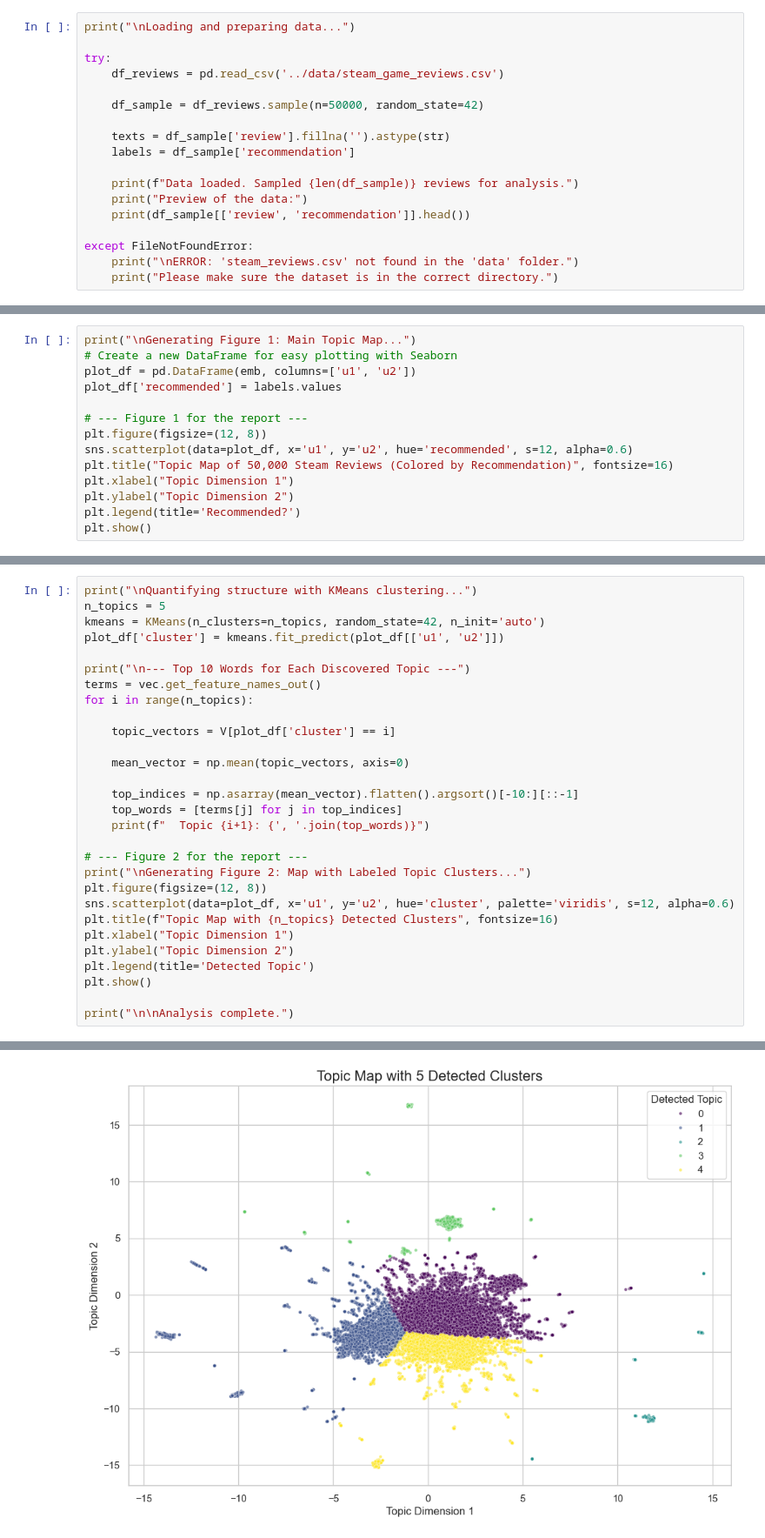
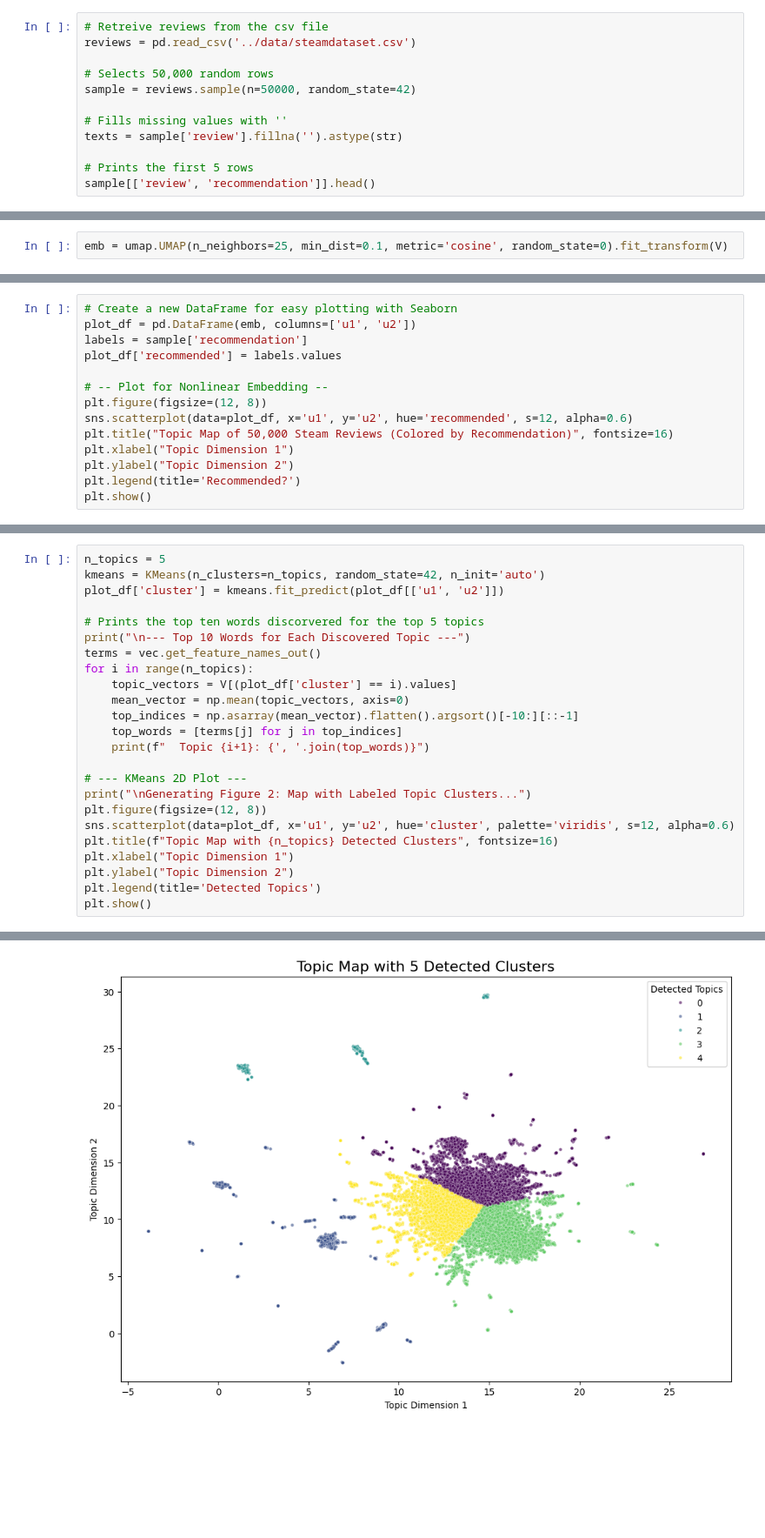
Before and after one commit to sjsu-cs133-f25/gamers-steamreviews-games, a Jupyter notebook: notebooks/03_structure.ipynb, the cells around one changed output, grey strips where cells are left out. Shown at 87% size. Cells and saved outputs as stored; diff of their text form; blank space fills up the shorter version.

```diff
--- a/notebooks/03_structure.ipynb
+++ b/notebooks/03_structure.ipynb
@@ -31,19 +16,13 @@ Libraries imported successfully.
 # %%
-print("\nLoading and preparing data...")
+# Retreive reviews from the csv file
+reviews = pd.read_csv('../data/steamdataset.csv')
 
-try:
-    df_reviews = pd.read_csv('../data/steam_game_reviews.csv')
+# Selects 50,000 random rows
+sample = reviews.sample(n=50000, random_state=42)
 
-    df_sample = df_reviews.sample(n=50000, random_state=42)
+# Fills missing values with ''
+texts = sample['review'].fillna('').astype(str)
 
-    texts = df_sample['review'].fillna('').astype(str)
-    labels = df_sample['recommendation']
-
-    print(f"Data loaded. Sampled {len(df_sample)} reviews for analysis.")
-    print("Preview of the data:")
-    print(df_sample[['review', 'recommendation']].head())
-
-except FileNotFoundError:
-    print("\nERROR: 'steam_reviews.csv' not found in the 'data' folder.")
-    print("Please make sure the dataset is in the correct directory.")
+# Prints the first 5 rows
+sample[['review', 'recommendation']].head()
 # %% [output]
@@ -73,0 +42,2 @@ Text vectorization and UMAP embedding complete.
+# %%
+emb = umap.UMAP(n_neighbors=25, min_dist=0.1, metric='cosine', random_state=0).fit_transform(V)
@@ -74,10 +46,10 @@ Text vectorization and UMAP embedding complete.
 # %%
-print("\nGenerating Figure 1: Main Topic Map...")
 # Create a new DataFrame for easy plotting with Seaborn
 plot_df = pd.DataFrame(emb, columns=['u1', 'u2'])
+labels = sample['recommendation']
 plot_df['recommended'] = labels.values
 
-# --- Figure 1 for the report ---
+# -- Plot for Nonlinear Embedding --
 plt.figure(figsize=(12, 8))
 sns.scatterplot(data=plot_df, x='u1', y='u2', hue='recommended', s=12, alpha=0.6)
 plt.title("Topic Map of 50,000 Steam Reviews (Colored by Recommendation)", fontsize=16)
@@ -91,30 +66,25 @@ Generating Figure 1: Main Topic Map...
 # %%
-print("\nQuantifying structure with KMeans clustering...")
 n_topics = 5
 kmeans = KMeans(n_clusters=n_topics, random_state=42, n_init='auto')
 plot_df['cluster'] = kmeans.fit_predict(plot_df[['u1', 'u2']])
 
+# Prints the top ten words discorvered for the top 5 topics
 print("\n--- Top 10 Words for Each Discovered Topic ---")
 terms = vec.get_feature_names_out()
 for i in range(n_topics):
-
-    topic_vectors = V[plot_df['cluster'] == i]
-
+    topic_vectors = V[(plot_df['cluster'] == i).values]
     mean_vector = np.mean(topic_vectors, axis=0)
-
     top_indices = np.asarray(mean_vector).flatten().argsort()[-10:][::-1]
     top_words = [terms[j] for j in top_indices]
     print(f"  Topic {i+1}: {', '.join(top_words)}")
 
-# --- Figure 2 for the report ---
+# --- KMeans 2D Plot ---
 print("\nGenerating Figure 2: Map with Labeled Topic Clusters...")
 plt.figure(figsize=(12, 8))
 sns.scatterplot(data=plot_df, x='u1', y='u2', hue='cluster', palette='viridis', s=12, alpha=0.6)
 plt.title(f"Topic Map with {n_topics} Detected Clusters", fontsize=16)
 plt.xlabel("Topic Dimension 1")
 plt.ylabel("Topic Dimension 2")
-plt.legend(title='Detected Topic')
+plt.legend(title='Detected Topics')
 plt.show()
-
-print("\n\nAnalysis complete.")
 # %% [output]
@@ -129,3 +97,3 @@ Quantifying structure with KMeans clustering...
 
 Generating Figure 2: Map with Labeled Topic Clusters...
-[figure, old version]
+[figure, new version]
```
Also changed, not shown: parts of 15 cells of this notebook.
